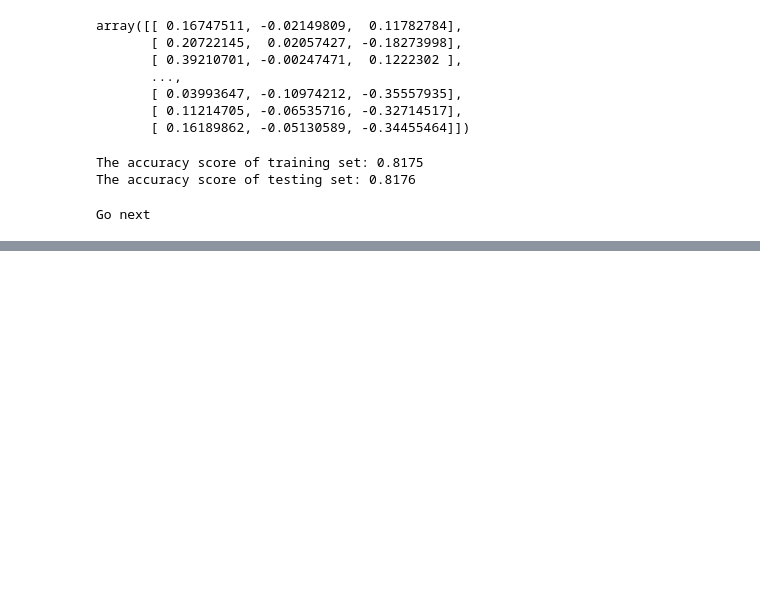
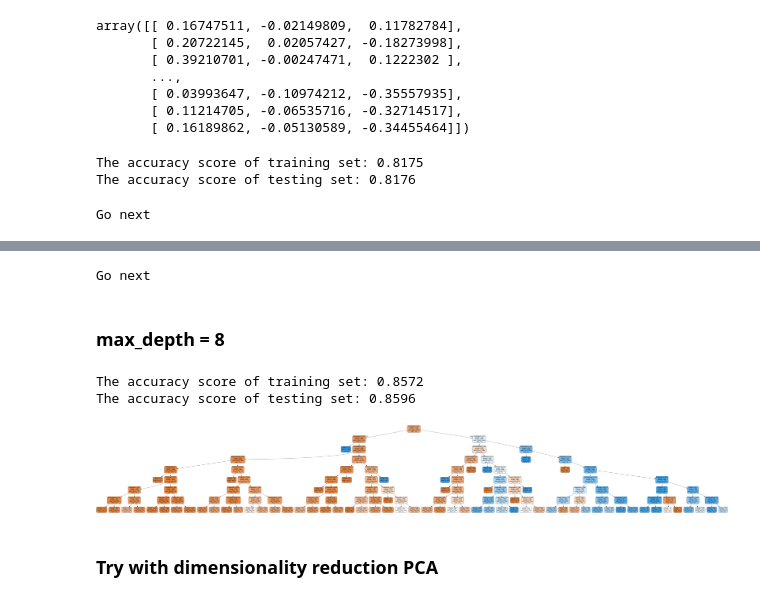
Before and after one commit to namvnngu/machine-learning-models, a Jupyter notebook: Source Code/Machine Learning Models.ipynb, the cells around one changed output, grey strips where cells are left out. Drawn from its saved outputs; the diff is of its cells as text; code cells hidden in the pictures; blank space fills up the shorter version.

```diff
--- a/Source Code/Machine Learning Models.ipynb
+++ b/Source Code/Machine Learning Models.ipynb
@@ -418,0 +446,13 @@ Go next
+# %%
+data = AusWeather.copy()
+X = data.iloc[:, 0:-2]
+y = data.iloc[:, -1]
+
+# Scale the range of X down to [0,1]
+scaler = preprocessing.MinMaxScaler()
+scaler.fit(X)
+X = pd.DataFrame(scaler.transform(X), index=X.index, columns=X.columns)
+
+# Split data into training and test set with 80% and 20% respectively
+X_train, X_test, y_train, y_test = train_test_split(X, y, test_size = 0.2, random_state = 0)
+X
@@ -418,0 +517,46 @@ Go next
+# %%
+"""
+When the value of max_depth is below around 5
+as both training score and validation score are low, the model is underfitting.
+When these max_depth are too high above 10, the model become overfitting
+because two lines have their own intention in different directions, whichs
+the validation score is poor and the testing score is good.
+"""
+print("Go next")
+# %% [output]
+Go next
+# %% [markdown]
+### max_depth = 8
+# %%
+# Create a decision tree model with max_depth=8
+DTree = DecisionTreeClassifier(max_depth=8, random_state=1, criterion="entropy")
+
+# Fit the model to training set
+model = DTree.fit(X_train, y_train)
+
+# Predictions
+y_predict = DTree.predict(X_test)
+
+# Accuracy Score
+print('The accuracy score of training set: {:.4f}'.format(DTree.score(X_train, y_train)))
+print('The accuracy score of testing set: {:.4f}'.format(DTree.score(X_test, y_test)))
+# %% [output]
+The accuracy score of training set: 0.8572
+The accuracy score of testing set: 0.8596
+# %%
+# Visualize tree
+dot_data = StringIO()
+export_graphviz(model, out_file=dot_data,
+               filled=True, rounded=True,
+               special_characters=True,
+                feature_names=X.columns,
+                class_names=["Yes", "No"])
+graph = pydotplus.graph_from_dot_data(dot_data.getvalue())
+graph.write_pdf("img/DeCisionTree.pdf")
+Image(graph.create_png())
+# Go to "img" folder in the current directory
+# to see the Tree graph more clearly
+# %% [output]
+[figure, added]
+# %% [markdown]
+### Try with dimensionality reduction PCA
```
Also changed, not shown: parts of 25 cells of this notebook, 5 other files.
